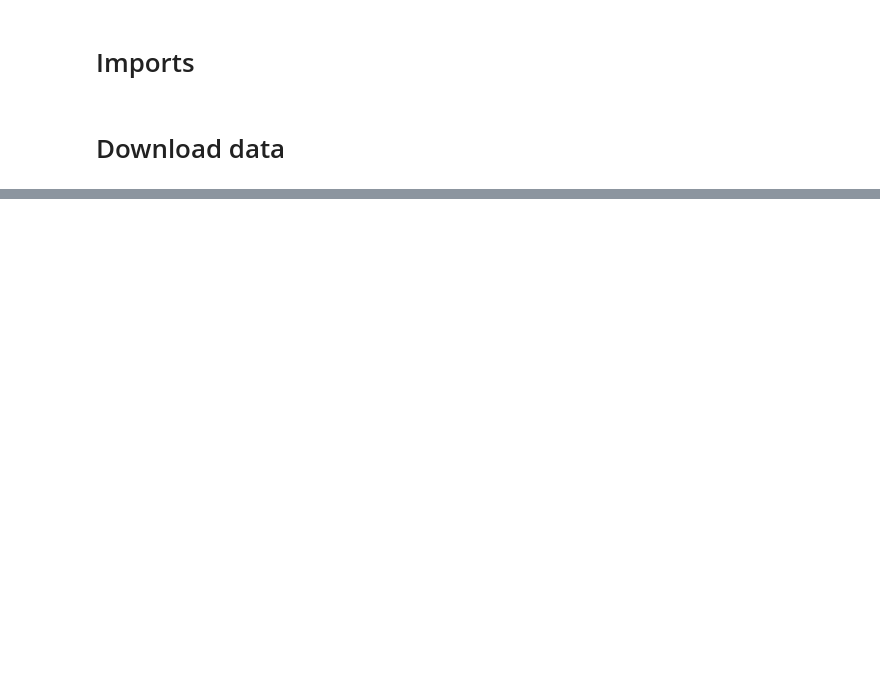
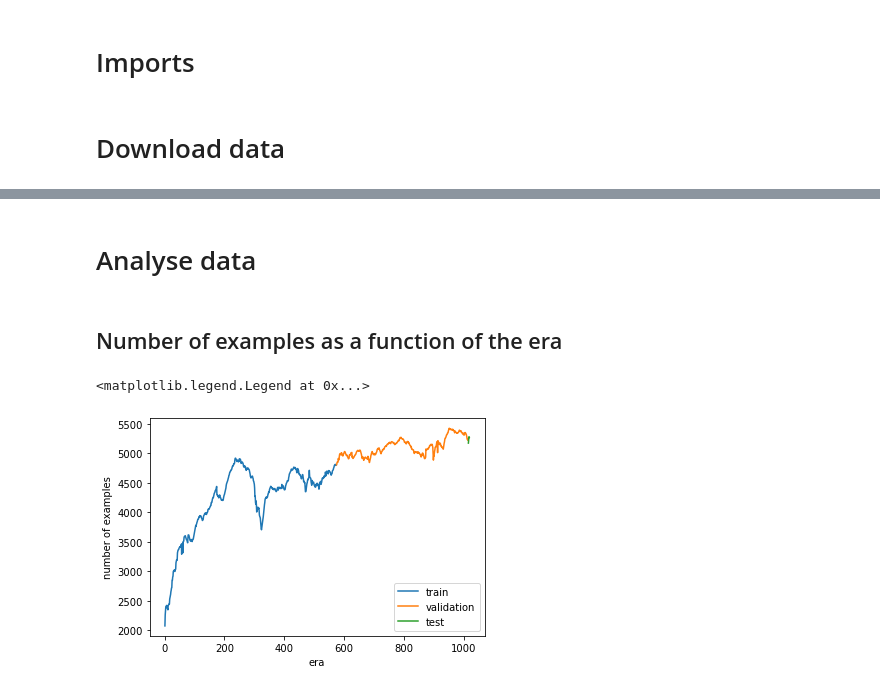
Before and after one commit to miguelbper/numerai-model, a Jupyter notebook: numerai.ipynb, the cells around one changed output, grey strips where cells are left out. Saved outputs shown, nothing was run; the diff lists cells and outputs as text; code cells hidden in the pictures; blank space fills up the shorter version.

Commit message:
Download and analyse data

```diff
--- a/numerai.ipynb
+++ b/numerai.ipynb
@@ -49,0 +44,17 @@ fncv3_features 420
+# %%
+with open('v4/features.json', 'r') as f:
+    feature_metadata = json.load(f)
+
+features_all = list(feature_metadata['feature_stats'].keys())
+features_small = feature_metadata['feature_sets']['small']
+features_medium = feature_metadata['feature_sets']['medium']
+features_v2 = feature_metadata['feature_sets']['v2_equivalent_features']
+features_v3 = feature_metadata['feature_sets']['v3_equivalent_features']
+features_fncv3 = feature_metadata['feature_sets']['fncv3_features']
+
+target = 'target_nomi_v4_20'
+
+read_columns = ['era', 'data_type'] + features_all + [target]
+
+df_feature_metadata = pd.DataFrame(feature_metadata['feature_stats'])
+df_feature_metadata
@@ -49,0 +72,5 @@ fncv3_features 420
+# %%
+df_train = pd.read_parquet('v4/train_int8.parquet', columns=read_columns)
+df_train['era'] = df_train['era'].astype('int32')
+df_train.info(memory_usage='deep')
+df_train
@@ -49,0 +99,5 @@ fncv3_features 420
+# %%
+df_validation = pd.read_parquet('v4/validation_int8.parquet', columns=read_columns)
+df_validation['era'] = df_validation['era'].astype('int32')
+df_validation.info(memory_usage='deep')
+df_validation
@@ -49,0 +174,22 @@ fncv3_features 420
+# %% [markdown]
+# Analyse data
+# %% [markdown]
+## Number of examples as a function of the era
+# %%
+x_train = df_train.groupby('era').size().index.values
+y_train = df_train.groupby('era').size().values
+x_validation = df_validation[df_validation.data_type == 'validation'].groupby('era').size().index.values
+y_validation = df_validation[df_validation.data_type == 'validation'].groupby('era').size().values
+x_test = df_validation[df_validation.data_type == 'test'].groupby('era').size().index.values
+y_test = df_validation[df_validation.data_type == 'test'].groupby('era').size().values
+
+fig, ax = plt.subplots()
+ax.plot(x_train, y_train, label='train')
+ax.plot(x_validation, y_validation, label='validation')
+ax.plot(x_test, y_test, label='test')
+ax.set_xlabel('era')
+ax.set_ylabel('number of examples')
+ax.legend()
+# %% [output]
+<matplotlib.legend.Legend at 0x...>
+[figure, added]
```
Also changed, not shown: parts of 19 cells of this notebook, 8 other files.
